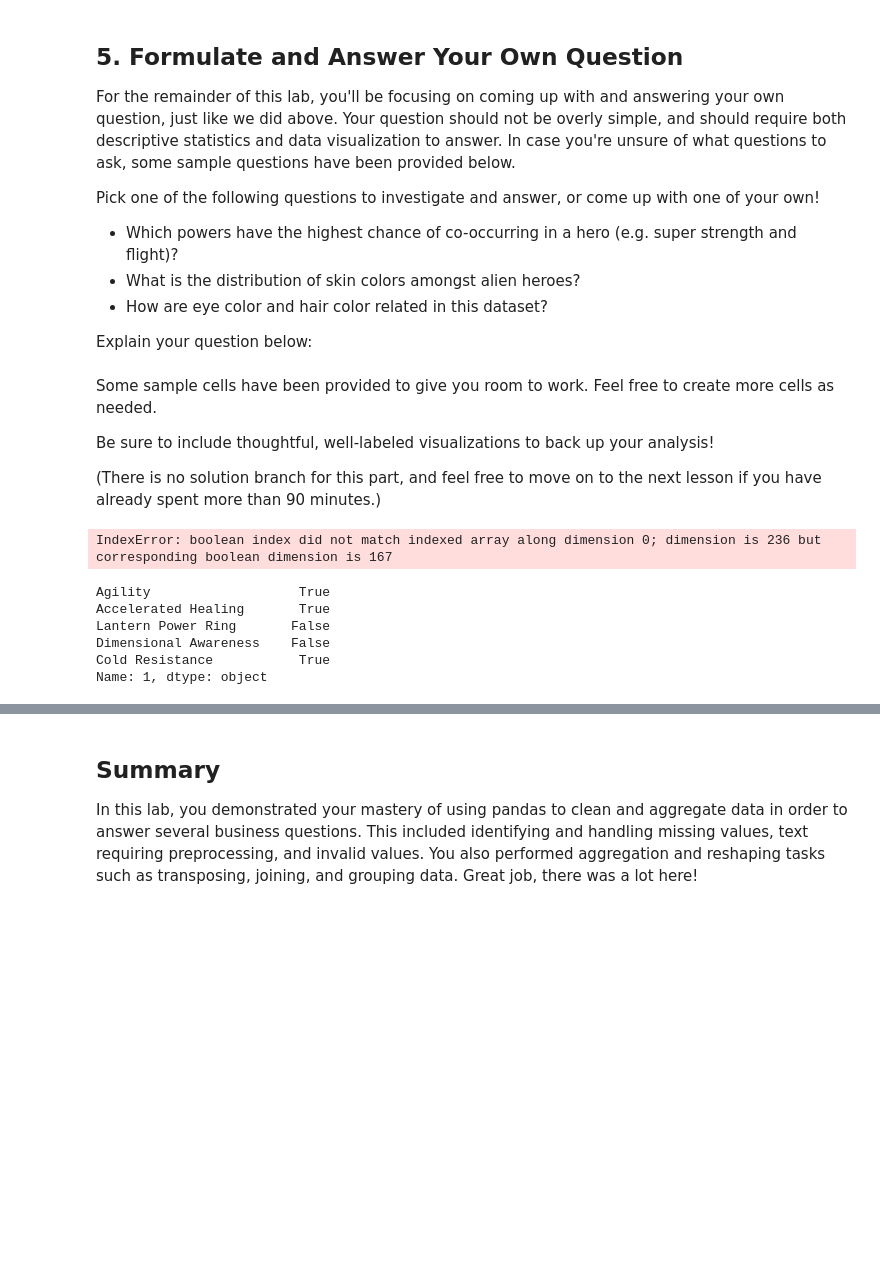
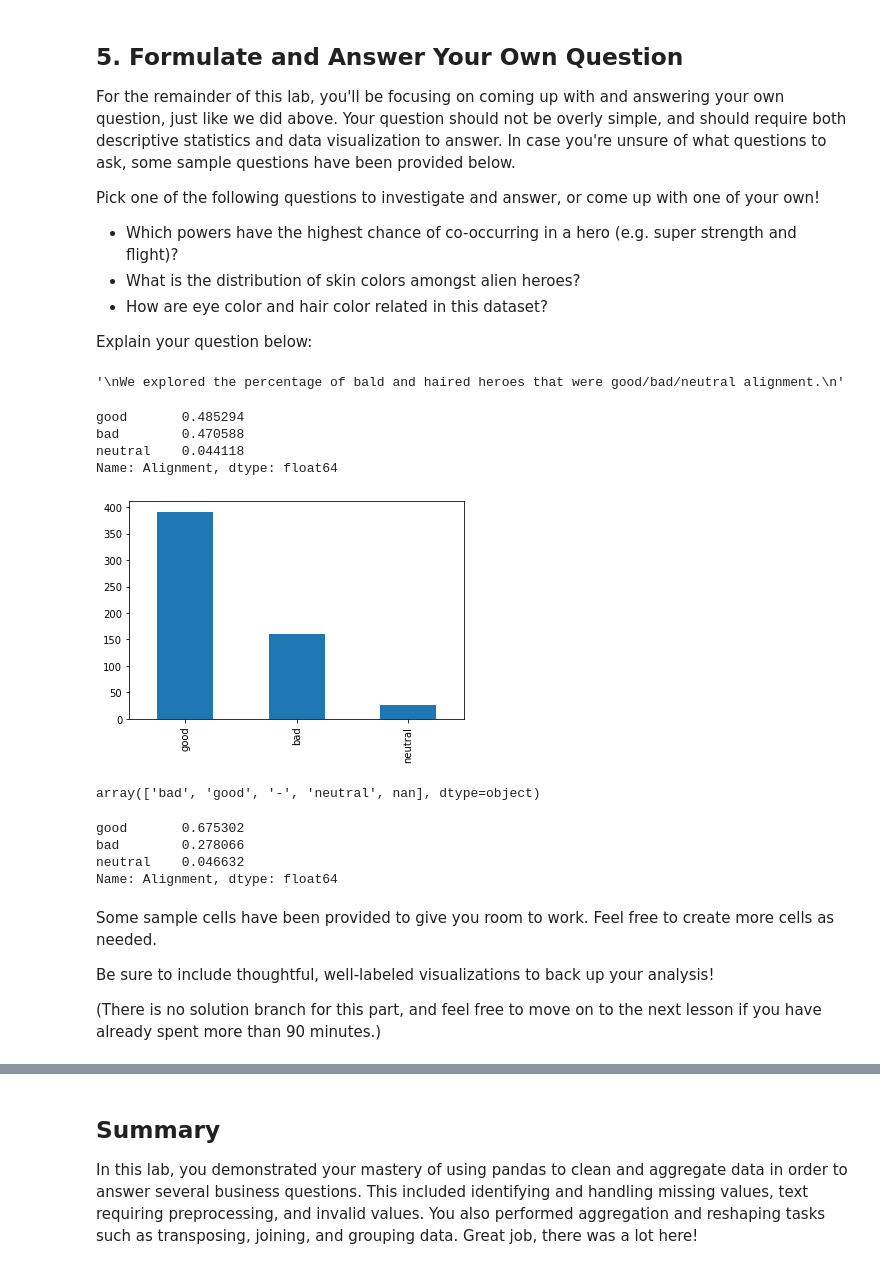
Before and after one commit to dvdhartsman/dsc-pandas-data-cleaning-lab, a Jupyter notebook: index.ipynb, the cells around one changed output, grey strips where cells are left out. Saved outputs shown, nothing was run; the diff lists cells and outputs as text; code cells hidden in the pictures; blank space fills up the shorter version.

Commit message:
Finish pairs project, with extensive effort on charts

```diff
--- a/index.ipynb
+++ b/index.ipynb
@@ -808,0 +805,21 @@ generally framed, if power A, what power B has the highest incidence.
+# %%
+# Replace None with appropriate text:
+"""
+We explored the percentage of bald and haired heroes that were good/bad/neutral alignment.
+"""
+# %% [output]
+'\nWe explored the percentage of bald and haired heroes that were good/bad/neutral alignment.\n'
+# %%
+hair_heroes = heroes_and_powers_df[heroes_and_powers_df["Hair color"] == "No Hair"]
+hair_heroes = hair_heroes["Alignment"].value_counts(normalize=True)
+hair_heroes
+# %% [output]
+good       0.485294
+bad        0.470588
+neutral    0.044118
+Name: Alignment, dtype: float64
+# %%
+hair_heroes["Alignment"].value_counts().plot(kind="bar")
+hairy_heroes["Alignment"].value_counts().plot(kind="bar");
+# %% [output]
+[figure, added]
@@ -809,3 +829,15 @@ generally framed, if power A, what power B has the highest incidence.
+# %%
+hairy_heroes["Alignment"].unique()
+# %% [output]
+array(['bad', 'good', '-', 'neutral', nan], dtype=object)
+# %%
+hairy_heroes = hairy_heroes["Alignment"].value_counts(normalize=True)
+hairy_heroes
+# %% [output]
+good       0.675302
+bad        0.278066
+neutral    0.046632
+Name: Alignment, dtype: float64
 # %% [markdown]
 Some sample cells have been provided to give you room to work. Feel free to create more cells as needed.
 
@@ -817,14 +846,0 @@ index_name = df.index[df['column_name'] == 42].tolist()[0]
-# %%
-agility = heroes_and_powers_df[heroes_and_powers_df['Agility'] == True]
-value = agility[powers].sum().sort_values()[-2]
-#val_index = agility.index[agility[powers].sum() == value].tolist()[0]
-# powers = list(powers_df.index)
-# for power in powers:
-#     if power:
-#         max_compliment.append(heroes_and_powers_df.groupby(powers).sum().max())
-# powers[0:4]
-value
-idx = agility.index[agility[powers].sum() == value].tolist()[0]
-agility.shape  #(236, 178)
-# %% [output]
-IndexError: boolean index did not match indexed array along dimension 0; dimension is 236 but corresponding boolean dimension is 167
@@ -833,9 +846,0 @@ heroes_and_powers_df['companion_power'] =
-# %%
-agility.iloc[0, 10:15]  # starting power index = index 10 column
-# %% [output]
-Agility                   True
-Accelerated Healing       True
-Lantern Power Ring       False
-Dimensional Awareness    False
-Cold Resistance           True
-Name: 1, dtype: object
```
Also changed, not shown: parts of 12 cells of this notebook.
